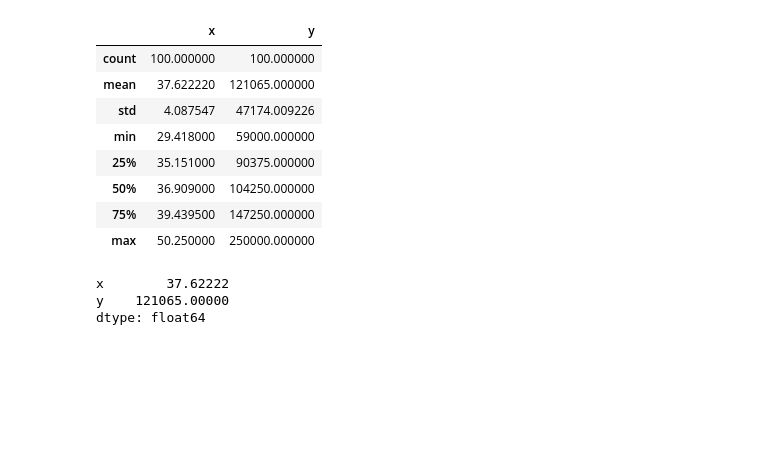
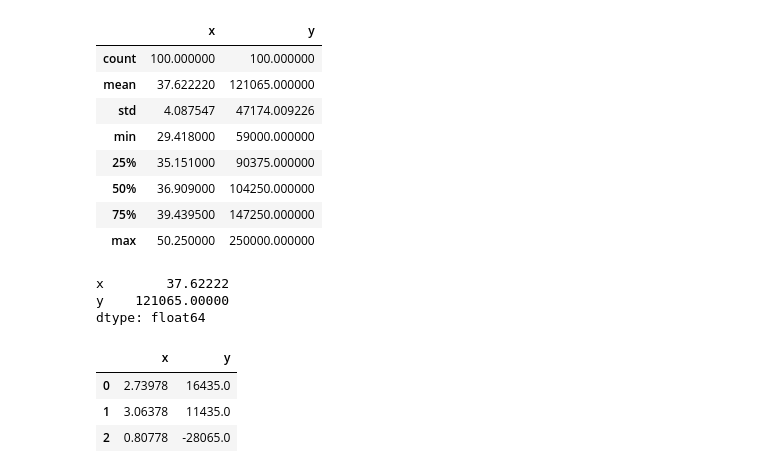
Before and after one commit to yusukehayakawa/Python_practice, a Jupyter notebook: Python速習.ipynb, the cells around one changed output. Cells and saved outputs as stored; diff of their text form; code cells hidden in the pictures; blank space fills up the shorter version.

```diff
--- a/Python速習.ipynb
+++ b/Python速習.ipynb
@@ -376,0 +381,7 @@ dtype: float64
+# %%
+df_c.head(3)
+# %% [output]
+|  | x | y |
+| 0 | 2.73978 | 16435.0 |
+| 1 | 3.06378 | 11435.0 |
+| 2 | 0.80778 | -28065.0 |
```
Also changed, not shown: parts of 24 cells of this notebook.
